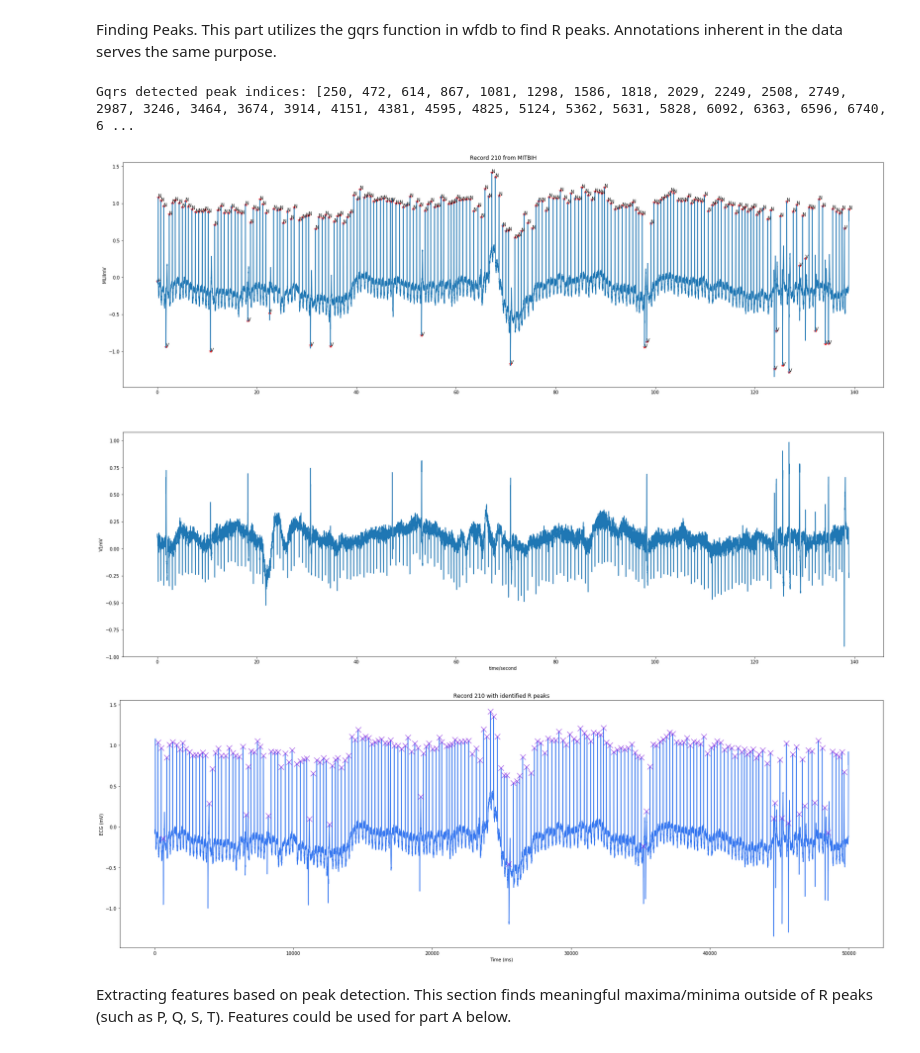
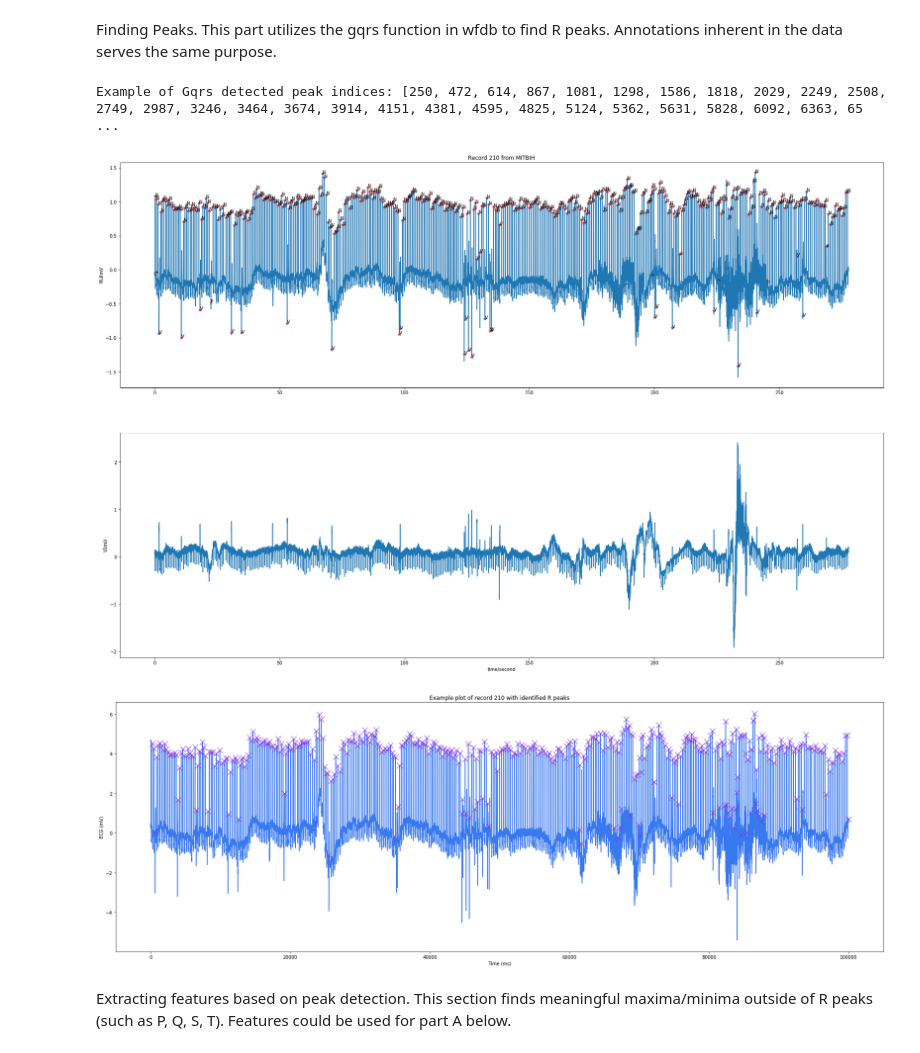
Before and after one commit to chandra-natarajan/TeamExplore, a Jupyter notebook: Workshopv2.ipynb, the cells around one changed output. Drawn from its saved outputs; the diff is of its cells as text; code cells hidden in the pictures.

Commit message:
Updated with latest: still need to downsample normal beats

```diff
--- a/Workshopv2.ipynb
+++ b/Workshopv2.ipynb
@@ -7,20 +7,32 @@ import re
 import wfdb as wf
 from wfdb import processing
 import numpy as np
+import pandas as pd
+from collections import Counter
+from numpy import matmul
 from matplotlib import pyplot as plt
 from scipy import signal
+from scipy.sparse import identity
 from scipy.fftpack import fft, ifft
 from scipy.signal import butter, lfilter
 from scipy.signal import argrelextrema
+from sklearn.decomposition import PCA
+from sklearn.preprocessing import scale
+from sklearn.linear_model import LinearRegression
+from sklearn.linear_model import LogisticRegression
+from sklearn.metrics import r2_score as R2
+from sklearn.model_selection import train_test_split as TTS
+from sklearn.utils import resample
 
-samplenumber=50000    #sample size for analysis
+samplenumber=100000    #sample size for analysis
 
 filenames = glob.glob('DataFiles/*.dat') #reading files from DataFiles folder
-pchannel=[] #initiating arrays
+pchannelb=[] #initiating arrays
 file_nums=[]
 pfreq=[]
 recordall=[]
 annall=[]
+pchannel=[]
 
 for i, s in enumerate(filenames):
     num_str = re.search("(\d+).dat",  filenames[i])
@@ -28,41 +40,49 @@ for i, s in enumerate(filenames):
 
 for j, k in enumerate(file_nums):
     record = wf.rdrecord('Datafiles/'+file_nums[j], sampto=samplenumber)
-    pchannel.append(record.p_signal[:,0])
+    pchannelb.append(record.p_signal[:,0])
     recordall.append(record)
     ann = wf.rdann('DataFiles/'+file_nums[j], 'atr', sampto=samplenumber) #reading the data and annotation files
     annall.append(ann)
     #wf.plot_wfdb(record=record, annotation = ann, title='Record '+file_nums[j]+' from MITBIH', plot_sym=True, time_units='seconds', figsize=(30,10)) #plotting all of the files
+
+for l in range(len(pchannelb)):
+    pchannel.append((pchannelb[l] - np.mean(pchannelb[l])) / np.std(pchannelb[l]))
 # %% [markdown]
 Finding Peaks. This part utilizes the gqrs function in wfdb to find R peaks. Annotations inherent in the data serves the same purpose.
 # %%
 datanumb=31  #which data set to look at
 
 # Use the gqrs algorithm to detect qrs locations in the first channel
+search_radius=[]
+qrs_inds=[]
+peak_inds=[]
+hrs=[]
 min_bpm = 20
 max_bpm = 230
 #min_gap = record.fs * 60 / min_bpm
 # Use the maximum possible bpm as the search radius
-search_radius = int(recordall[datanumb].fs * 60 / max_bpm)
-qrs_inds = processing.gqrs_detect(sig=pchannel[datanumb], fs=recordall[datanumb].fs)
-peak_inds = processing.correct_peaks(pchannel[datanumb], peak_inds=qrs_inds,
-                                               search_radius=search_radius, smooth_window_size=100)
-hrs = processing.compute_hr(sig_len=pchannel[datanumb].shape[0], qrs_inds=peak_inds, fs=recordall[datanumb].fs) #find heart beat for later feature extraction
 
-print('Gqrs detected peak indices:', sorted(peak_inds))
+for i in range(len(recordall)):
+    search_radius.append(int(recordall[i].fs * 60 / max_bpm))
+    qrs_inds.append(processing.gqrs_detect(sig=pchannel[i], fs=recordall[i].fs))
+    peak_inds.append(processing.correct_peaks(pchannel[i], peak_inds=qrs_inds[i], search_radius=search_radius[i], smooth_window_size=100))
+    hrs.append(processing.compute_hr(sig_len=pchannel[i].shape[0], qrs_inds=peak_inds[i], fs=recordall[i].fs)) #find heart beat for later feature extraction
+
+print('Example of Gqrs detected peak indices:', sorted(peak_inds[datanumb]))
 
 wf.plot_wfdb(record=recordall[datanumb], annotation = annall[datanumb], title='Record '+file_nums[datanumb]+' from MITBIH', plot_sym=True, time_units='seconds', figsize=(30,20))
 plt.figure(figsize=(30,10))
 plt.plot(pchannel[datanumb], color='#3979f0', label='Signal')
-plt.plot(peak_inds, pchannel[datanumb][peak_inds], 'rx', marker='x', color='#8A2BE2', label='Peak', markersize=12)
-plt.title('Record '+file_nums[datanumb]+' with identified R peaks')
+plt.plot(peak_inds[datanumb], pchannel[datanumb][peak_inds[datanumb]], 'rx', marker='x', color='#8A2BE2', label='Peak', markersize=12)
+plt.title('Example plot of record '+file_nums[datanumb]+' with identified R peaks')
 plt.xlabel('Time (ms)')
 plt.ylabel('ECG (mV)')
 plt.tick_params('y')
 # %% [output]
-Gqrs detected peak indices: [250, 472, 614, 867, 1081, 1298, 1586, 1818, 2029, 2249, 2508, 2749, 2987, 3246, 3464, 3674, 3914, 4151, 4381, 4595, 4825, 5124, 5362, 5631, 5828, 6092, 6363, 6596, 6740, 6 ...
+Example of Gqrs detected peak indices: [250, 472, 614, 867, 1081, 1298, 1586, 1818, 2029, 2249, 2508, 2749, 2987, 3246, 3464, 3674, 3914, 4151, 4381, 4595, 4825, 5124, 5362, 5631, 5828, 6092, 6363, 65 ...
-[figure, old version]
+[figure, new version]
-[figure, old version]
+[figure, new version]
 # %% [markdown]
 Extracting features based on peak detection. This section finds meaningful maxima/minima outside of R peaks (such as P, Q, S, T). Features could be used for part A below.
 # %%
```
Also changed, not shown: parts of 11 cells of this notebook, 1 other file.
